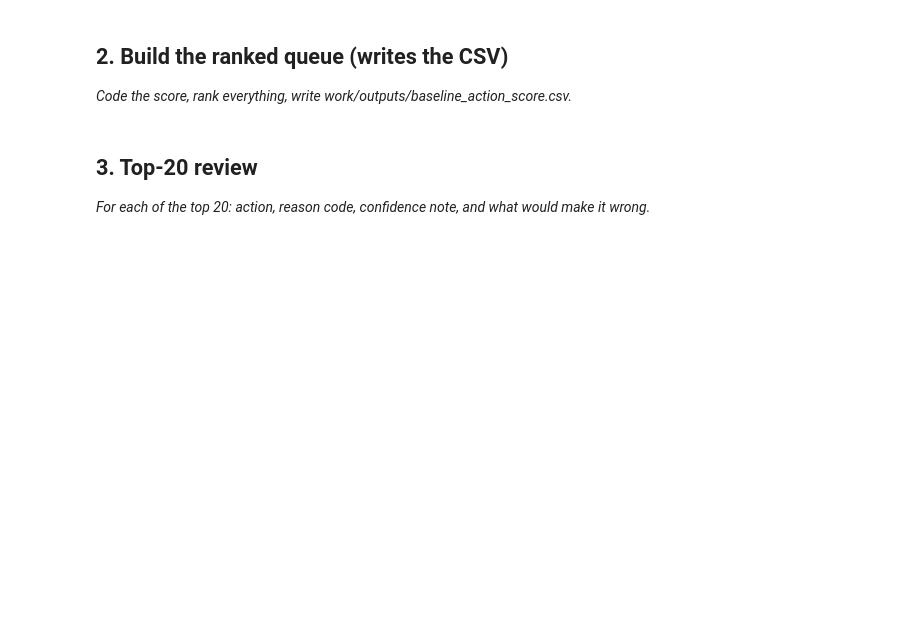
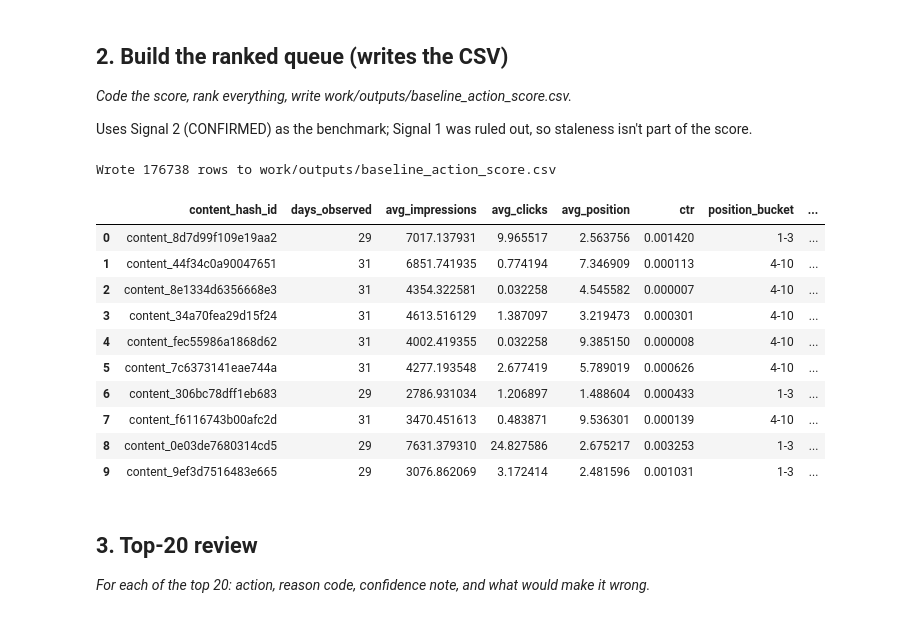
Before and after one commit to Allah-Bakhsh/flyrank-ml-internship-week1, a Jupyter notebook: work/notebooks/w04_baseline_score.ipynb, the cells around one changed output. Cells and saved outputs as stored; diff of their text form; code cells hidden in the pictures; blank space fills up the shorter version.

```diff
--- a/work/notebooks/w04_baseline_score.ipynb
+++ b/work/notebooks/w04_baseline_score.ipynb
@@ -17,3 +93,5 @@ This skeleton is yours to fill. Work the sections **in order** — each one has
 ## 2. Build the ranked queue (writes the CSV)
 
 *Code the score, rank everything, write work/outputs/baseline_action_score.csv.*
+
+Uses Signal 2 (CONFIRMED) as the benchmark; Signal 1 was ruled out, so staleness isn't part of the score.
@@ -23,3 +98,57 @@ This skeleton is yours to fill. Work the sections **in order** — each one has
+# %%
+features = con.sql(f"""
+    SELECT
+        content_hash_id,
+        COUNT(*) AS days_observed,
+        AVG(gsc_impressions) AS avg_impressions,
+        AVG(gsc_clicks) AS avg_clicks,
+        AVG(gsc_avg_position) AS avg_position,
+        SUM(gsc_clicks) * 1.0 / NULLIF(SUM(gsc_impressions), 0) AS ctr
+    FROM '{MARCH}'
+    WHERE gsc_data_available IS TRUE
+    GROUP BY content_hash_id
+    HAVING SUM(gsc_impressions) > 0
+""").df()
+
+def position_bucket(pos):
+    if pos <= 3: return "1-3"
+    elif pos <= 10: return "4-10"
+    elif pos <= 20: return "11-20"
+    elif pos <= 50: return "21-50"
+    else: return "50+"
+
+features["position_bucket"] = features["avg_position"].apply(position_bucket)
+expected_ctr = ctr_vs_position.set_index("position_bucket")["avg_ctr"]
+features["expected_ctr"] = features["position_bucket"].map(expected_ctr)
+
+features["ctr_gap"] = features["expected_ctr"] - features["ctr"]
+features["score"] = features["ctr_gap"].clip(lower=0) * features["avg_impressions"]
+
+features["reason_code"] = "weak_ctr_for_position"
+features["action"] = "review_for_refresh"
+features.loc[features["ctr_gap"] <= 0, "action"] = "no_action_needed"
+features.loc[features["ctr_gap"] <= 0, "reason_code"] = "ctr_at_or_above_expected"
+
+queue = features.sort_values("score", ascending=False).reset_index(drop=True)
+
+import os
+os.makedirs("work/outputs", exist_ok=True)
+queue.to_csv("work/outputs/baseline_action_score.csv", index=False)
+print(f"Wrote {len(queue)} rows to work/outputs/baseline_action_score.csv")
+display(queue.head(10))
+# %% [output]
+Wrote 176738 rows to work/outputs/baseline_action_score.csv
+|  | content_hash_id | days_observed | avg_impressions | avg_clicks | avg_position | ctr | position_bucket | ... |
+| 0 | content_8d7d99f109e19aa2 | 29 | 7017.137931 | 9.965517 | 2.563756 | 0.001420 | 1-3 | ... |
+| 1 | content_44f34c0a90047651 | 31 | 6851.741935 | 0.774194 | 7.346909 | 0.000113 | 4-10 | ... |
+| 2 | content_8e1334d6356668e3 | 31 | 4354.322581 | 0.032258 | 4.545582 | 0.000007 | 4-10 | ... |
+| 3 | content_34a70fea29d15f24 | 31 | 4613.516129 | 1.387097 | 3.219473 | 0.000301 | 4-10 | ... |
+| 4 | content_fec55986a1868d62 | 31 | 4002.419355 | 0.032258 | 9.385150 | 0.000008 | 4-10 | ... |
+| 5 | content_7c6373141eae744a | 31 | 4277.193548 | 2.677419 | 5.789019 | 0.000626 | 4-10 | ... |
+| 6 | content_306bc78dff1eb683 | 29 | 2786.931034 | 1.206897 | 1.488604 | 0.000433 | 1-3 | ... |
+| 7 | content_f6116743b00afc2d | 31 | 3470.451613 | 0.483871 | 9.536301 | 0.000139 | 4-10 | ... |
+| 8 | content_0e03de7680314cd5 | 29 | 7631.379310 | 24.827586 | 2.675217 | 0.003253 | 1-3 | ... |
+| 9 | content_9ef3d7516483e665 | 29 | 3076.862069 | 3.172414 | 2.481596 | 0.001031 | 1-3 | ... |
 # %% [markdown]
 ## 3. Top-20 review
 
```
Also changed, not shown: parts of 10 cells of this notebook.
